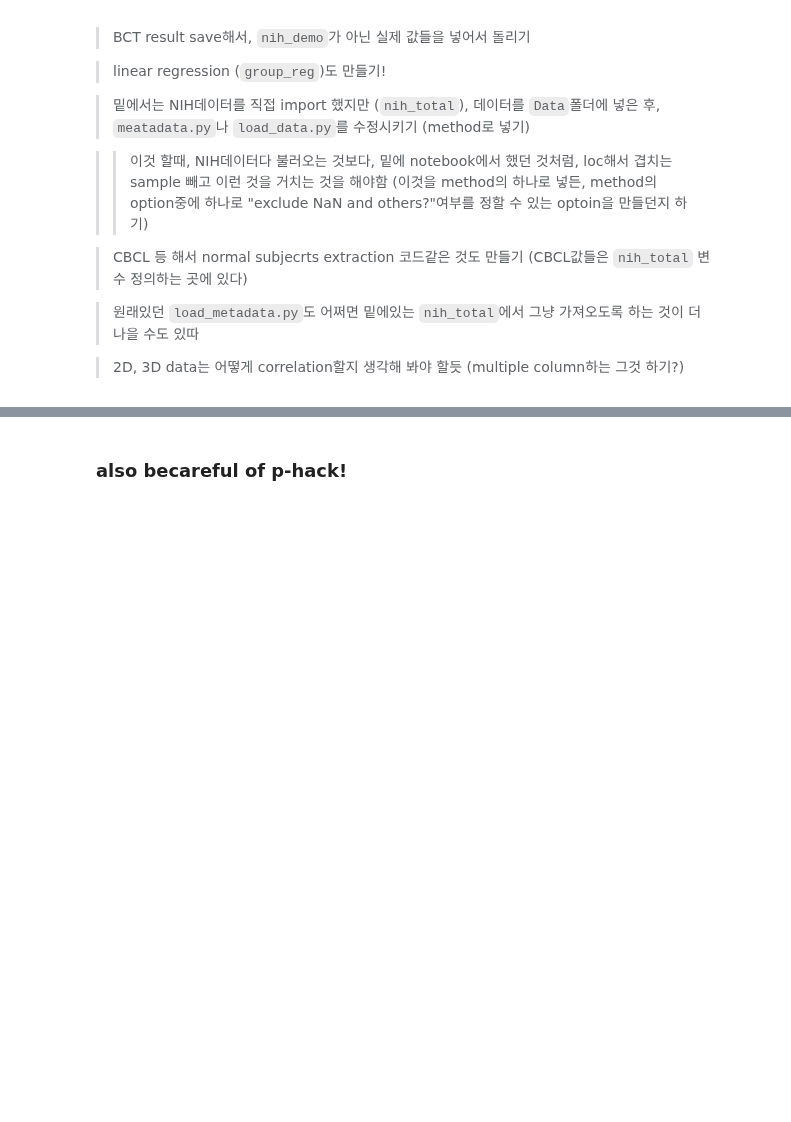
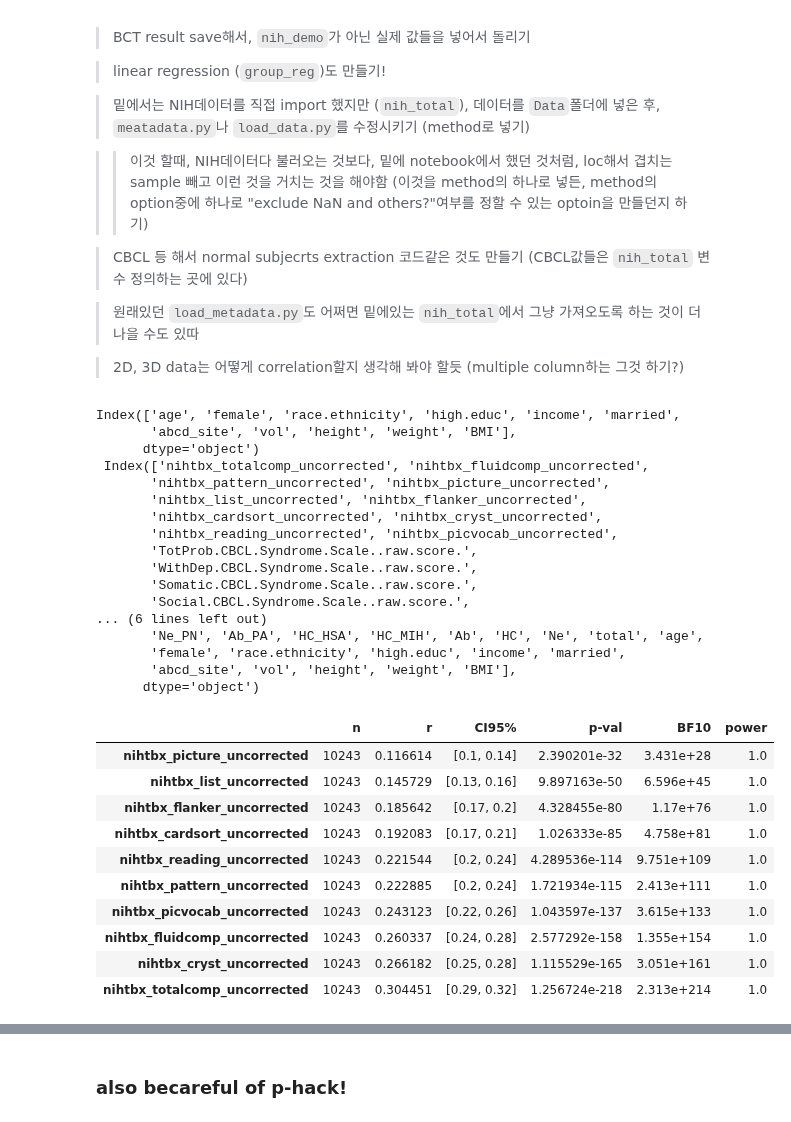
Before and after one commit to Transconnectome/TVB, a Jupyter notebook: Brain_Connectivity/TVB_version.ipynb, the cells around one changed output, grey strips where cells are left out. Saved outputs shown, nothing was run; the diff lists cells and outputs as text; code cells hidden in the pictures; blank space fills up the shorter version.

```diff
--- a/Brain_Connectivity/TVB_version.ipynb
+++ b/Brain_Connectivity/TVB_version.ipynb
@@ -419,24 +420,52 @@ p_corr = pingouin.pcorr(all_together)
 > 2D, 3D data는 어떻게 correlation할지 생각해 봐야 할듯 (multiple column하는 그것 하기?)
 # %%
 from utils import analysis
-
 
 ##############THESE PARTS : 다른 module의 METHOD로 넣어야 함############
 #loading NIH data (has metadata + NIH toolbox results + other)
 nih_total = pd.read_csv('/storage/bigdata/ABCD/TVB/demo.nih.cbcl.els.11875.csv', index_col=0)
 
 #extracting some data from nih_total
 nih_only = nih_total.loc[:, :'nihtbx_picvocab_uncorrected'].dropna()
 meta_data = nih_total.iloc[:, -11:].dropna() #이거는 나중에 `load_metadata`인가 그 모듈을 가져오기
 print(meta_data.columns,'\n', nih_total.columns)
 ####################################################################
 
 """
 ADD just regular streamline count correaltion too! (like one did by 정우쌤)
 > 일단은 strealime flatten시켜서 1D data로만 하고, 나중에 2D data regression하는 pipeline짜면 그것으로 streamline하기
 
 => streamline결과 정우썜꺼랑 비교해보기 (같은 결과가 나와야 함)
 """
 
-corr_result , merged_data = analysis.stat.grouped_corr(data = nih_only, y = meta_data['age'])
+corr_result = analysis.stat.grouped_corr(data = nih_only, y = meta_data['age'])
 corr_result
+# %% [output]
+Index(['age', 'female', 'race.ethnicity', 'high.educ', 'income', 'married',
+       'abcd_site', 'vol', 'height', 'weight', 'BMI'],
+      dtype='object')
+ Index(['nihtbx_totalcomp_uncorrected', 'nihtbx_fluidcomp_uncorrected',
+       'nihtbx_pattern_uncorrected', 'nihtbx_picture_uncorrected',
+       'nihtbx_list_uncorrected', 'nihtbx_flanker_uncorrected',
+       'nihtbx_cardsort_uncorrected', 'nihtbx_cryst_uncorrected',
+       'nihtbx_reading_uncorrected', 'nihtbx_picvocab_uncorrected',
+       'TotProb.CBCL.Syndrome.Scale..raw.score.',
+       'WithDep.CBCL.Syndrome.Scale..raw.score.',
+       'Somatic.CBCL.Syndrome.Scale..raw.score.',
+       'Social.CBCL.Syndrome.Scale..raw.score.',
+... (6 lines left out)
+       'Ne_PN', 'Ab_PA', 'HC_HSA', 'HC_MIH', 'Ab', 'HC', 'Ne', 'total', 'age',
+       'female', 'race.ethnicity', 'high.educ', 'income', 'married',
+       'abcd_site', 'vol', 'height', 'weight', 'BMI'],
+      dtype='object')
+|  | n | r | CI95% | p-val | BF10 | power |
+| nihtbx_picture_uncorrected | 10243 | 0.116614 | [0.1, 0.14] | 2.390201e-32 | 3.431e+28 | 1.0 |
+| nihtbx_list_uncorrected | 10243 | 0.145729 | [0.13, 0.16] | 9.897163e-50 | 6.596e+45 | 1.0 |
+| nihtbx_flanker_uncorrected | 10243 | 0.185642 | [0.17, 0.2] | 4.328455e-80 | 1.17e+76 | 1.0 |
+| nihtbx_cardsort_uncorrected | 10243 | 0.192083 | [0.17, 0.21] | 1.026333e-85 | 4.758e+81 | 1.0 |
+| nihtbx_reading_uncorrected | 10243 | 0.221544 | [0.2, 0.24] | 4.289536e-114 | 9.751e+109 | 1.0 |
+| nihtbx_pattern_uncorrected | 10243 | 0.222885 | [0.2, 0.24] | 1.721934e-115 | 2.413e+111 | 1.0 |
+| nihtbx_picvocab_uncorrected | 10243 | 0.243123 | [0.22, 0.26] | 1.043597e-137 | 3.615e+133 | 1.0 |
+| nihtbx_fluidcomp_uncorrected | 10243 | 0.260337 | [0.24, 0.28] | 2.577292e-158 | 1.355e+154 | 1.0 |
+| nihtbx_cryst_uncorrected | 10243 | 0.266182 | [0.25, 0.28] | 1.115529e-165 | 3.051e+161 | 1.0 |
+| nihtbx_totalcomp_uncorrected | 10243 | 0.304451 | [0.29, 0.32] | 1.256724e-218 | 2.313e+214 | 1.0 |
```
Also changed, not shown: parts of 6 cells of this notebook.
